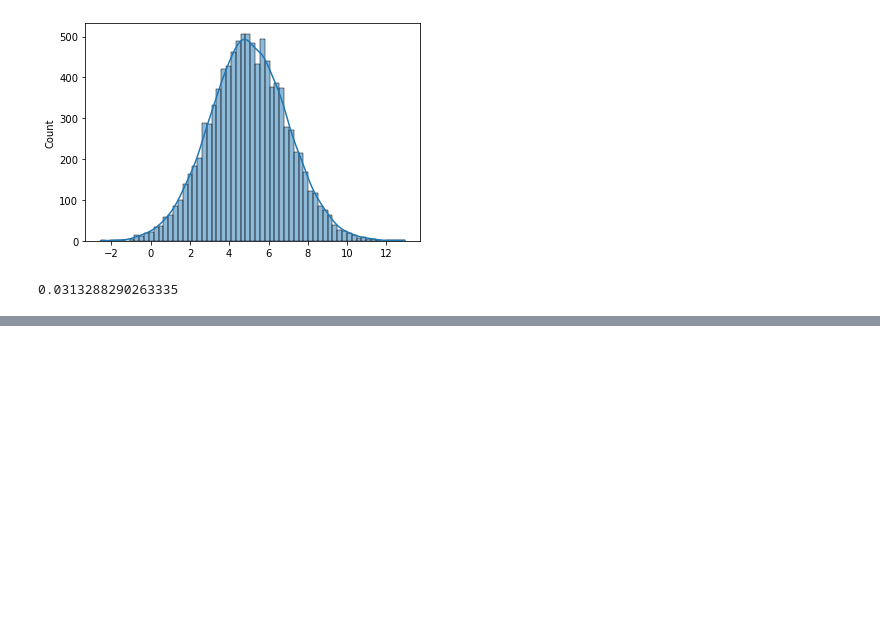
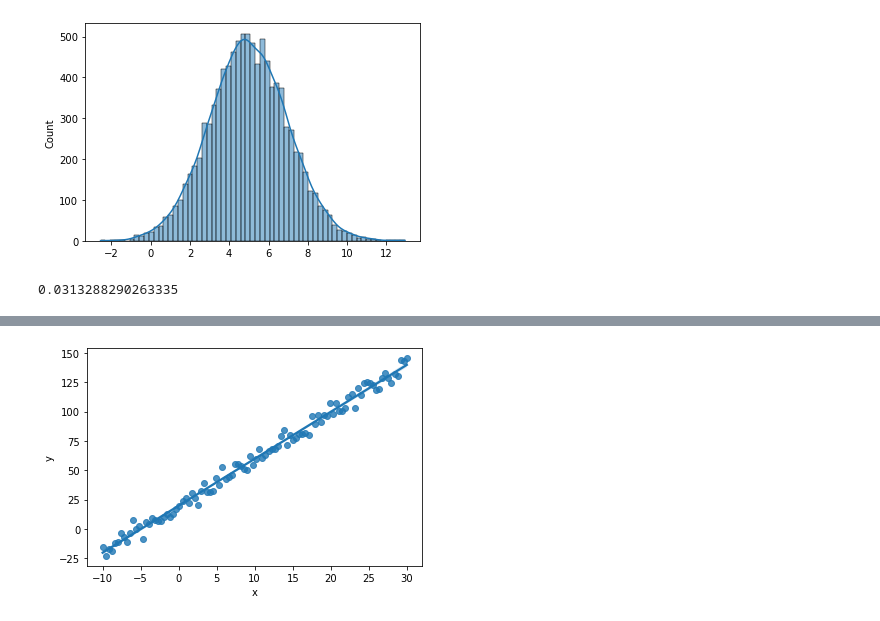
Before and after one commit to starnlm/Python-Practice, a Jupyter notebook: Distributions in Python.ipynb, the cells around one changed output, grey strips where cells are left out. Drawn from its saved outputs; the diff is of its cells as text; code cells hidden in the pictures; blank space fills up the shorter version.

```diff
--- a/Distributions in Python.ipynb
+++ b/Distributions in Python.ipynb
@@ -40,0 +51,9 @@ stats.skew(x)
+# %%
+# generate an independent variable
+x = np.linspace(-10, 30, 100)
+# generate a normally distributed residual
+e = np.random.normal(10, 5, 100)
+# generate ground truth
+y = 10 + 4*x + e
+df = pd.DataFrame({'x':x, 'y':y})
+df.head()
@@ -40,0 +67,5 @@ stats.skew(x)
+# %%
+sns.regplot(x='x', y='y', data = df)
+plt.show()
+# %% [output]
+[figure, added]
```
Also changed, not shown: parts of 7 cells of this notebook.
